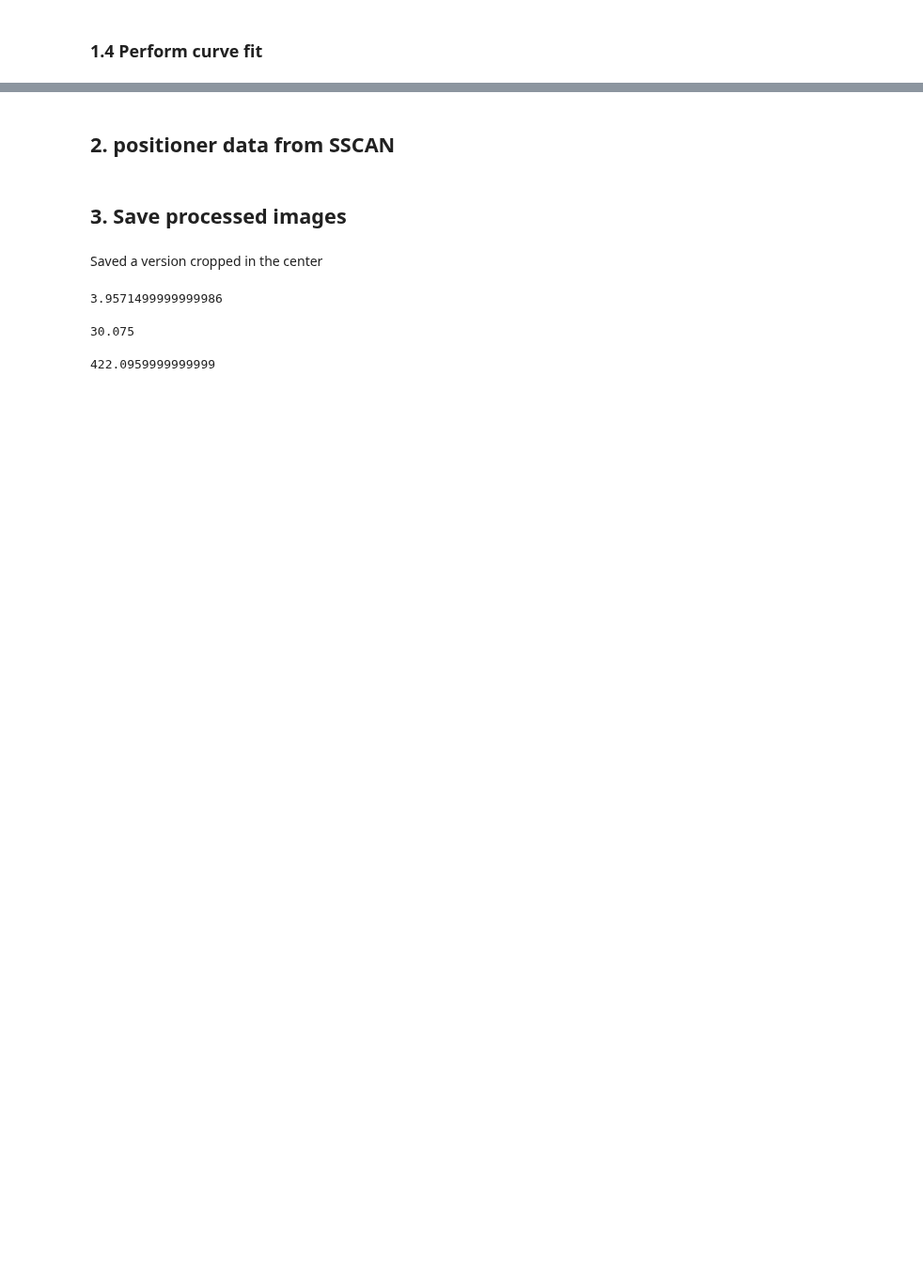
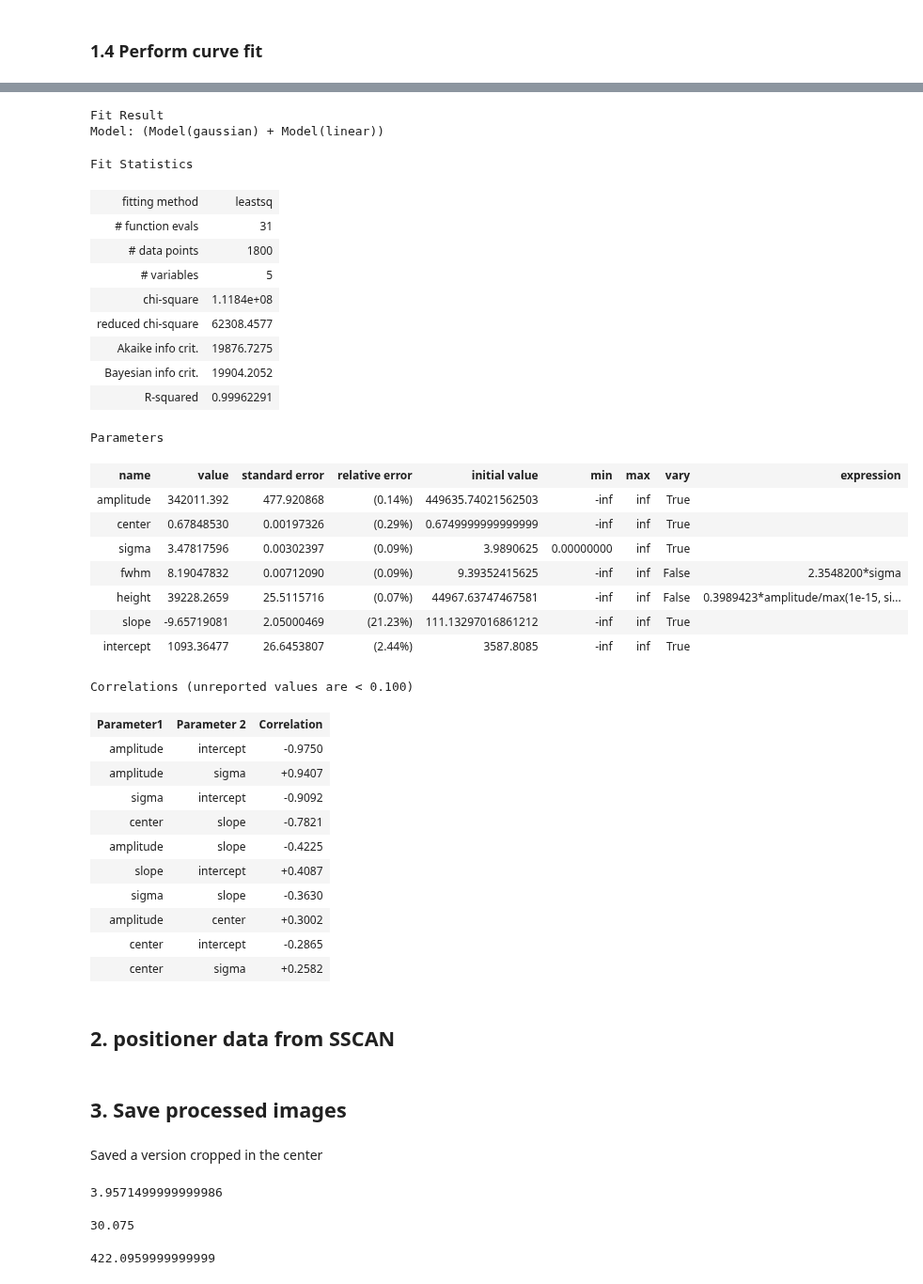
Before and after one commit to gianthk/BEATS_raytracing, a Jupyter notebook: BEATS_commissioning_WB_flat_field_full_aperture.ipynb, the cells around one changed output, grey strips where cells are left out. Shown at 94% size. Drawn from its saved outputs; the diff is of its cells as text; code cells hidden in the pictures; blank space fills up the shorter version.

```diff
--- a/BEATS_commissioning_WB_flat_field_full_aperture.ipynb
+++ b/BEATS_commissioning_WB_flat_field_full_aperture.ipynb
@@ -136,3 +103,39 @@ Correlations (unreported values are < 0.100)
+# %%
+fit_result
+# %% [output]
+Fit Result
+Model: (Model(gaussian) + Model(linear))
+Fit Statistics
+| fitting method | leastsq |
+| # function evals | 31 |
+| # data points | 1800 |
+| # variables | 5 |
+| chi-square | 1.1184e+08 |
+| reduced chi-square | 62308.4577 |
+| Akaike info crit. | 19876.7275 |
+| Bayesian info crit. | 19904.2052 |
+| R-squared | 0.99962291 |
+Parameters
+| name | value | standard error | relative error | initial value | min | max | vary | expression |
+| amplitude | 342011.392 | 477.920868 | (0.14%) | 449635.74021562503 | -inf | inf | True |  |
+| center | 0.67848530 | 0.00197326 | (0.29%) | 0.6749999999999999 | -inf | inf | True |  |
+| sigma | 3.47817596 | 0.00302397 | (0.09%) | 3.9890625 | 0.00000000 | inf | True |  |
+| fwhm | 8.19047832 | 0.00712090 | (0.09%) | 9.39352415625 | -inf | inf | False | 2.3548200*sigma |
+| height | 39228.2659 | 25.5115716 | (0.07%) | 44967.63747467581 | -inf | inf | False | 0.3989423*amplitude/max(1e-15, si... |
+| slope | -9.65719081 | 2.05000469 | (21.23%) | 111.13297016861212 | -inf | inf | True |  |
+| intercept | 1093.36477 | 26.6453807 | (2.44%) | 3587.8085 | -inf | inf | True |  |
+Correlations (unreported values are < 0.100)
+| Parameter1 | Parameter 2 | Correlation |
+| amplitude | intercept | -0.9750 |
+| amplitude | sigma | +0.9407 |
+| sigma | intercept | -0.9092 |
+| center | slope | -0.7821 |
+| amplitude | slope | -0.4225 |
+| slope | intercept | +0.4087 |
+| sigma | slope | -0.3630 |
+| amplitude | center | +0.3002 |
+| center | intercept | -0.2865 |
+| center | sigma | +0.2582 |
 # %% [markdown]
 ## 2. positioner data from SSCAN
 # %%
```
Also changed, not shown: parts of 8 cells of this notebook, 2 other files.
